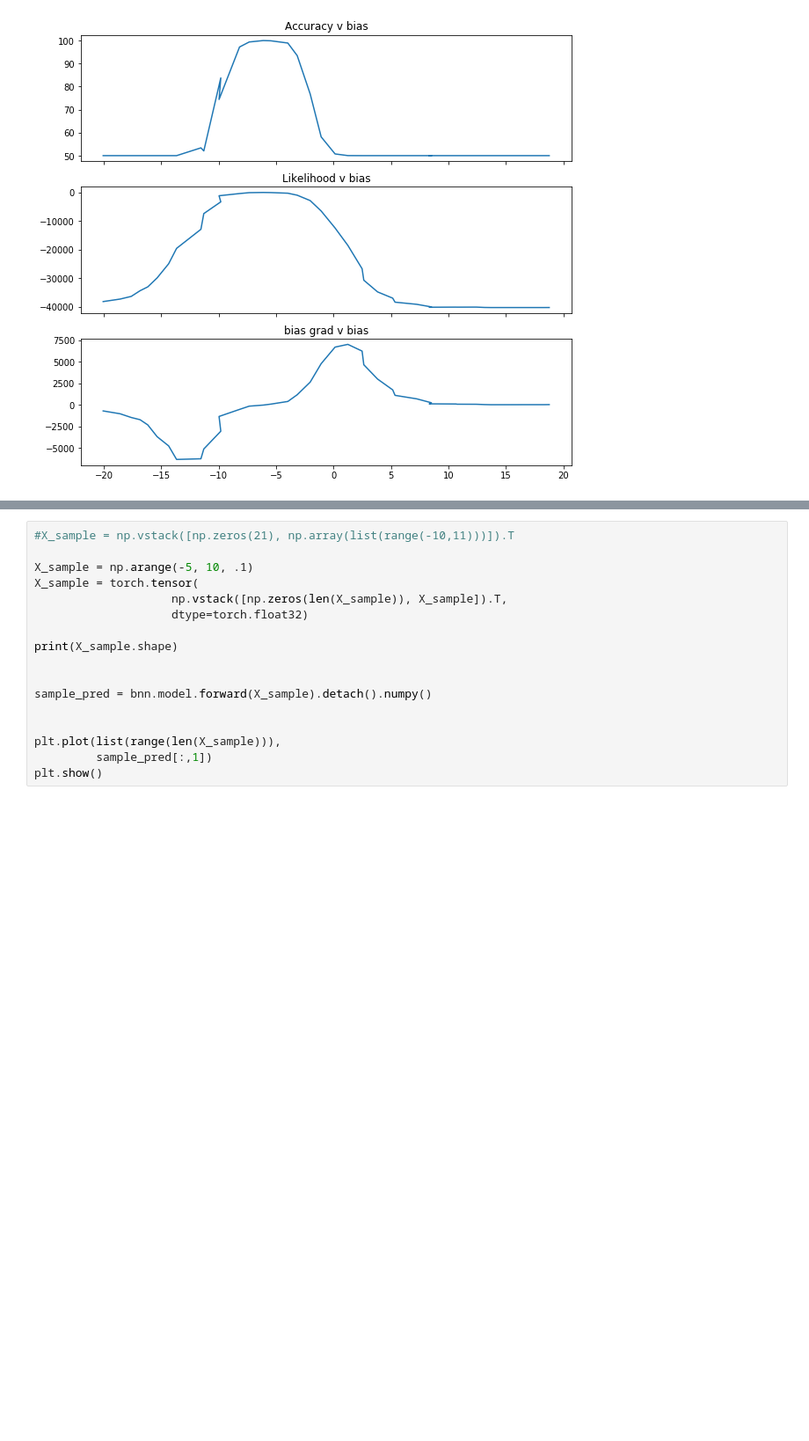
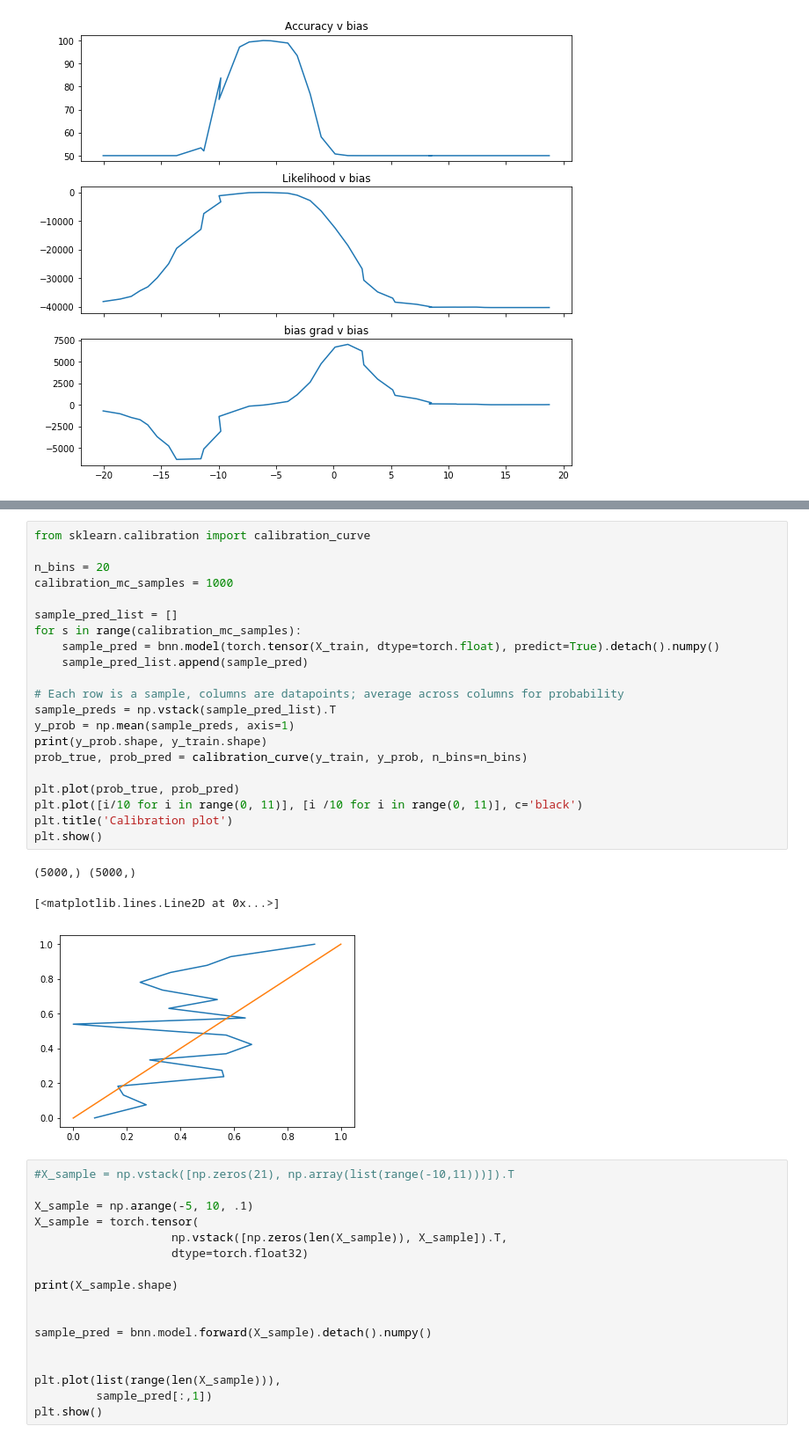
Before and after one commit to Emerson-Wenzel/BDL_final_project, a Jupyter notebook: Baysian_Logistic_regression_daniel.ipynb, the cells around one changed output, grey strips where cells are left out. Shown: that part at 88% size. Saved outputs shown, nothing was run; the diff lists cells and outputs as text; blank space fills up the shorter version.

```diff
--- a/Baysian_Logistic_regression_daniel.ipynb
+++ b/Baysian_Logistic_regression_daniel.ipynb
@@ -586,3 +596,28 @@ df
+# %%
+from sklearn.calibration import calibration_curve
+
+n_bins = 20
+calibration_mc_samples = 1000
+
+sample_pred_list = []
+for s in range(calibration_mc_samples):
+    sample_pred = bnn.model(torch.tensor(X_train, dtype=torch.float), predict=True).detach().numpy()
+    sample_pred_list.append(sample_pred)
+
+# Each row is a sample, columns are datapoints; average across columns for probability
+sample_preds = np.vstack(sample_pred_list).T
+y_prob = np.mean(sample_preds, axis=1)
+print(y_prob.shape, y_train.shape)
+prob_true, prob_pred = calibration_curve(y_train, y_prob, n_bins=n_bins)
+
+plt.plot(prob_true, prob_pred)
+plt.plot([i/10 for i in range(0, 11)], [i /10 for i in range(0, 11)], c='black')
+plt.title('Calibration plot')
+plt.show()
+# %% [output]
+(5000,) (5000,)
+[<matplotlib.lines.Line2D at 0x...>]
+[figure, added]
 # %%
 #X_sample = np.vstack([np.zeros(21), np.array(list(range(-10,11)))]).T
 
```
Also changed, not shown: parts of 11 cells of this notebook, 2 other files.
